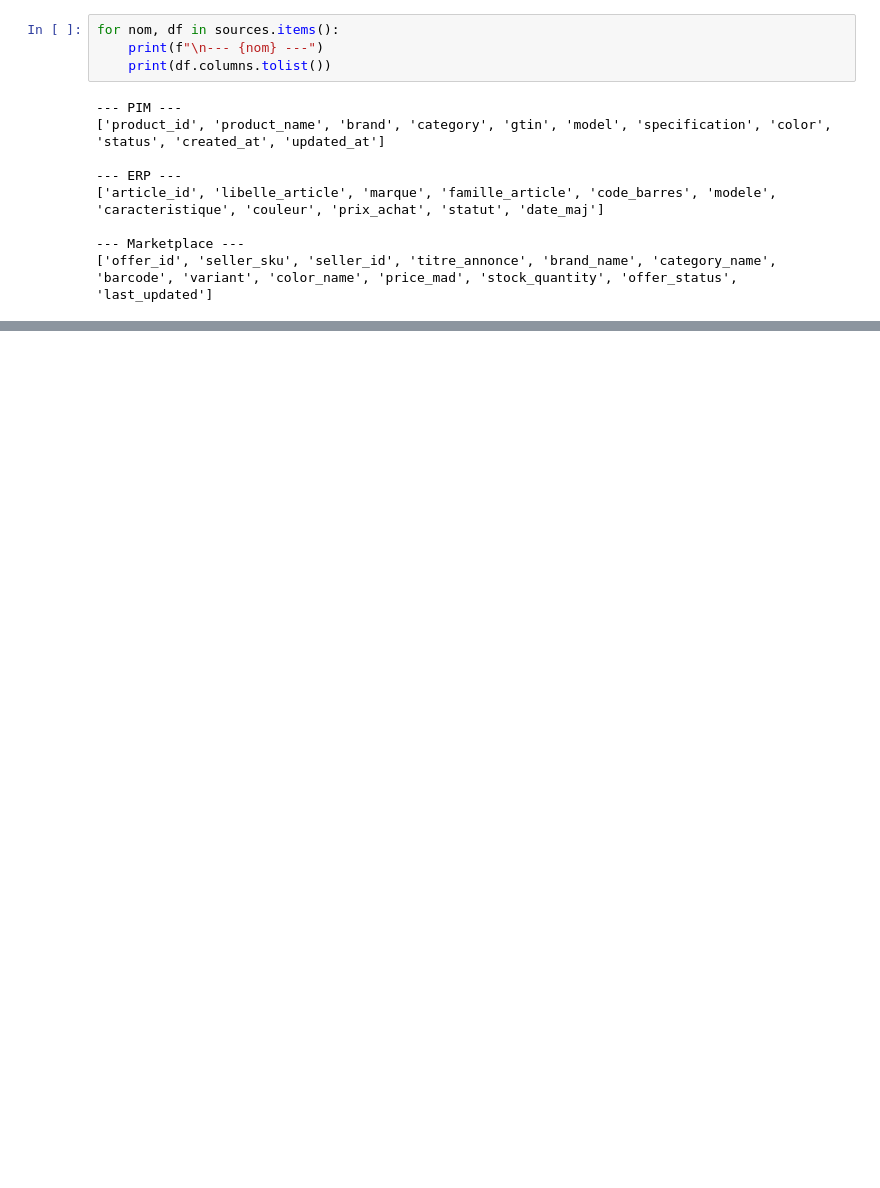
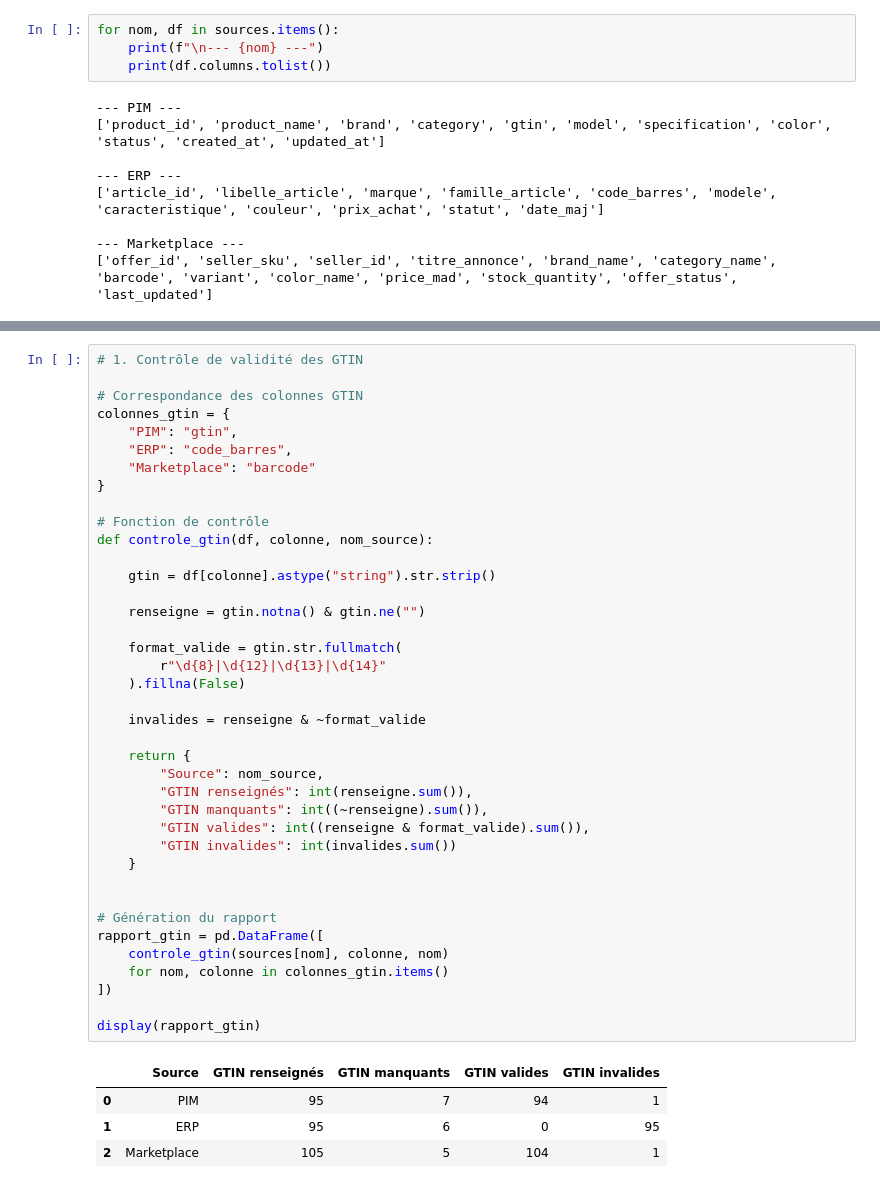
Before and after one commit to Ramadiaw12/Project_datagouvernance, a Jupyter notebook: notebooks/01_diagnostic_donnees.ipynb, the cells around one changed output, grey strips where cells are left out. Drawn from its saved outputs; the diff is of its cells as text; blank space fills up the shorter version.

```diff
--- a/notebooks/01_diagnostic_donnees.ipynb
+++ b/notebooks/01_diagnostic_donnees.ipynb
@@ -870,0 +964,44 @@ for nom, df in sources.items():
+# %%
+# 1. Contrôle de validité des GTIN
+
+# Correspondance des colonnes GTIN
+colonnes_gtin = {
+    "PIM": "gtin",
+    "ERP": "code_barres",
+    "Marketplace": "barcode"
+}
+
+# Fonction de contrôle
+def controle_gtin(df, colonne, nom_source):
+
+    gtin = df[colonne].astype("string").str.strip()
+
+    renseigne = gtin.notna() & gtin.ne("")
+
+    format_valide = gtin.str.fullmatch(
+        r"\d{8}|\d{12}|\d{13}|\d{14}"
+    ).fillna(False)
+
+    invalides = renseigne & ~format_valide
+
+    return {
+        "Source": nom_source,
+        "GTIN renseignés": int(renseigne.sum()),
+        "GTIN manquants": int((~renseigne).sum()),
+        "GTIN valides": int((renseigne & format_valide).sum()),
+        "GTIN invalides": int(invalides.sum())
+    }
+
+
+# Génération du rapport
+rapport_gtin = pd.DataFrame([
+    controle_gtin(sources[nom], colonne, nom)
+    for nom, colonne in colonnes_gtin.items()
+])
+
+display(rapport_gtin)
+# %% [output]
+|  | Source | GTIN renseignés | GTIN manquants | GTIN valides | GTIN invalides |
+| 0 | PIM | 95 | 7 | 94 | 1 |
+| 1 | ERP | 95 | 6 | 0 | 95 |
+| 2 | Marketplace | 105 | 5 | 104 | 1 |
```
Also changed, not shown: parts of 8 cells of this notebook, 1 other file.
